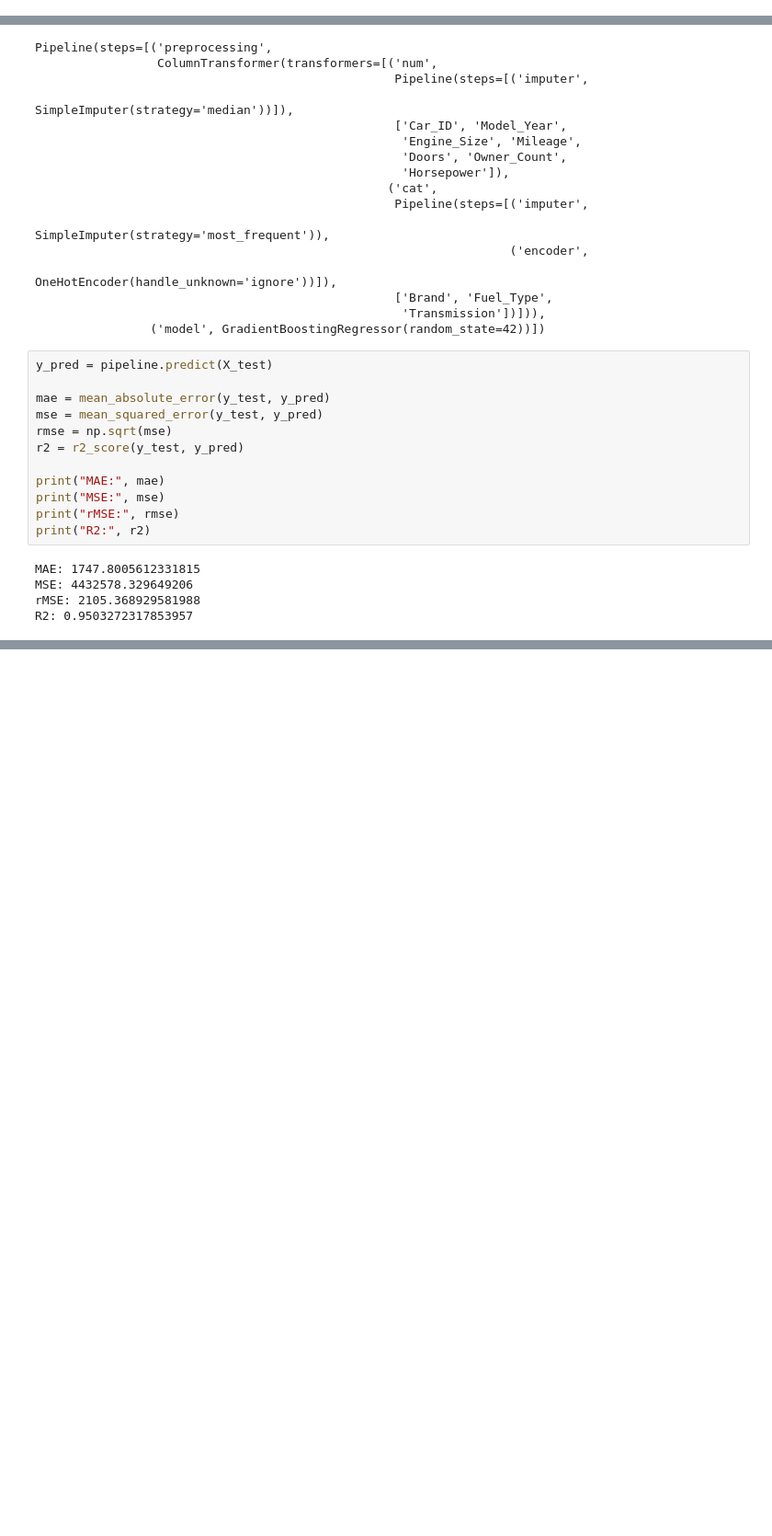
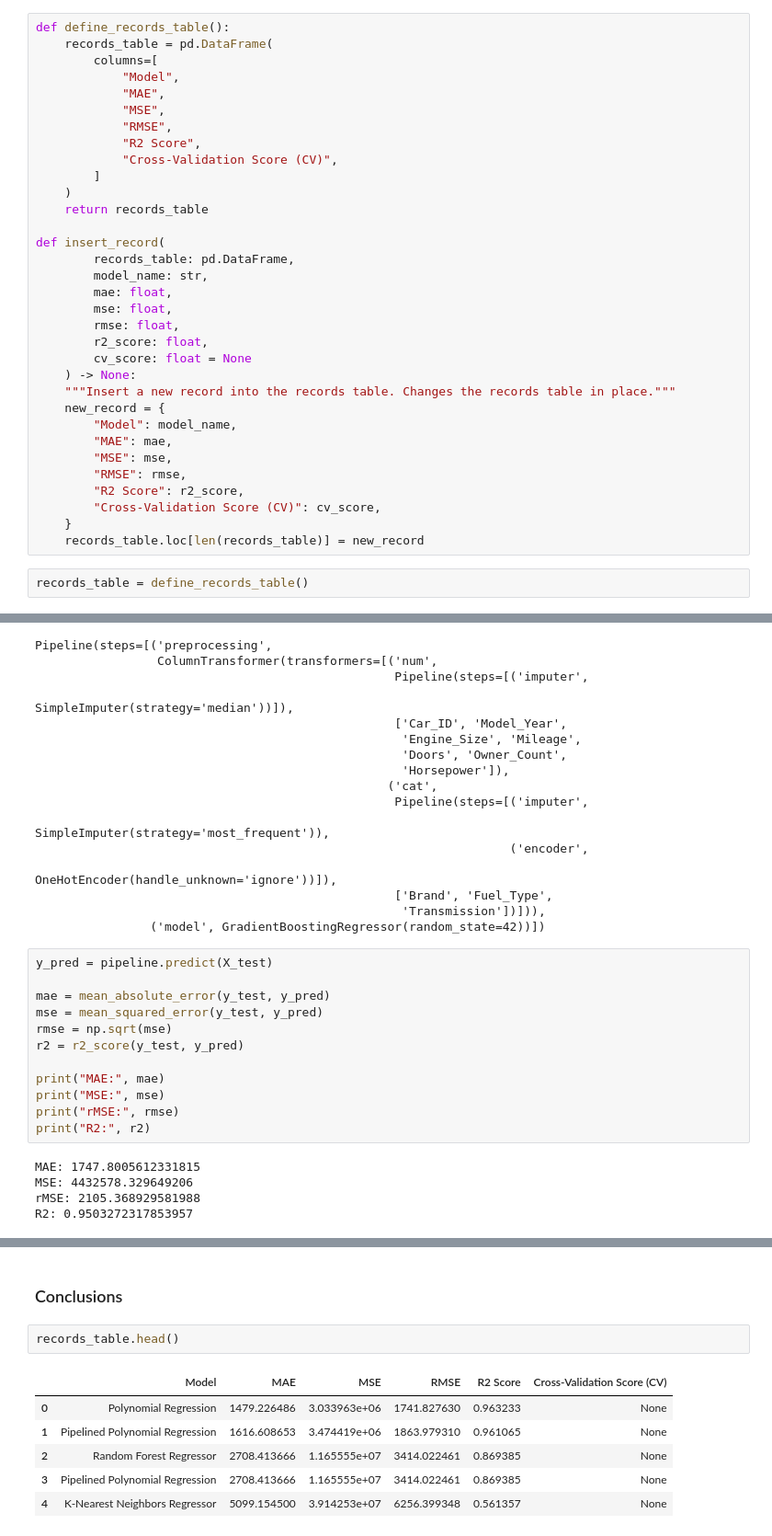
Before and after one commit to smartestnerdfromtown/Data-Science-Projects, a Jupyter notebook: Car Specifications Dataset/main.ipynb, the cells around one changed output, grey strips where cells are left out. Shown at 92% size. Drawn from its saved outputs; the diff is of its cells as text; blank space fills up the shorter version.

Commit message:
records table defined

```diff
--- a/Car Specifications Dataset/main.ipynb
+++ b/Car Specifications Dataset/main.ipynb
@@ -21,6 +21,41 @@ from sklearn.neighbors import KNeighborsRegressor
 from sklearn.pipeline import Pipeline
 from sklearn.preprocessing import OneHotEncoder, PolynomialFeatures, StandardScaler
 from sklearn.svm import SVR
+# %%
+def define_records_table():
+    records_table = pd.DataFrame(
+        columns=[
+            "Model",
+            "MAE",
+            "MSE",
+            "RMSE",
+            "R2 Score",
+            "Cross-Validation Score (CV)",
+        ]
+    )
+    return records_table
+
+def insert_record(
+        records_table: pd.DataFrame,
+        model_name: str,
+        mae: float,
+        mse: float,
+        rmse: float,
+        r2_score: float,
+        cv_score: float = None
+    ) -> None:
+    """Insert a new record into the records table. Changes the records table in place."""
+    new_record = {
+        "Model": model_name,
+        "MAE": mae,
+        "MSE": mse,
+        "RMSE": rmse,
+        "R2 Score": r2_score,
+        "Cross-Validation Score (CV)": cv_score,
+    }
+    records_table.loc[len(records_table)] = new_record
+# %%
+records_table = define_records_table()
 # %%
 RANDOM_STATE = 777
 # %%
@@ -1086,0 +1258,11 @@ R2: 0.9503272317853957
+# %% [markdown]
+### Conclusions
+# %%
+records_table.head()
+# %% [output]
+|  | Model | MAE | MSE | RMSE | R2 Score | Cross-Validation Score (CV) |
+| 0 | Polynomial Regression | 1479.226486 | 3.033963e+06 | 1741.827630 | 0.963233 | None |
+| 1 | Pipelined Polynomial Regression | 1616.608653 | 3.474419e+06 | 1863.979310 | 0.961065 | None |
+| 2 | Random Forest Regressor | 2708.413666 | 1.165555e+07 | 3414.022461 | 0.869385 | None |
+| 3 | Pipelined Polynomial Regression | 2708.413666 | 1.165555e+07 | 3414.022461 | 0.869385 | None |
+| 4 | K-Nearest Neighbors Regressor | 5099.154500 | 3.914253e+07 | 6256.399348 | 0.561357 | None |
```
Also changed, not shown: parts of 29 cells of this notebook.
